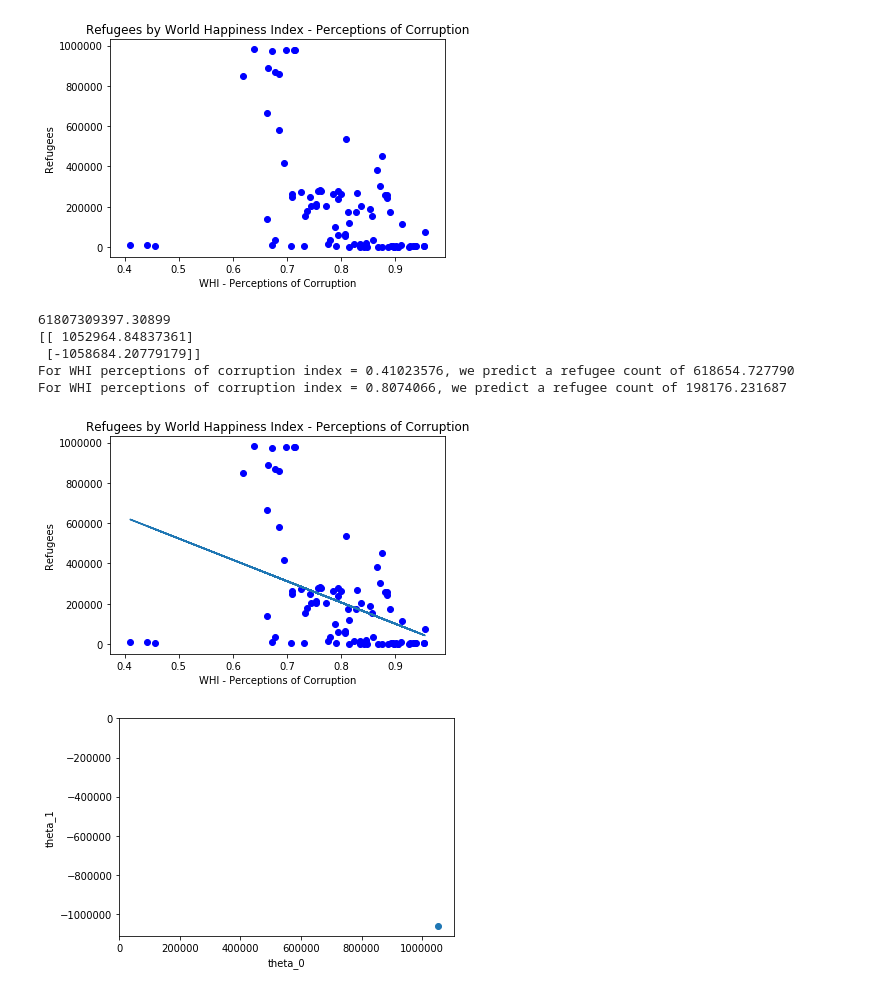
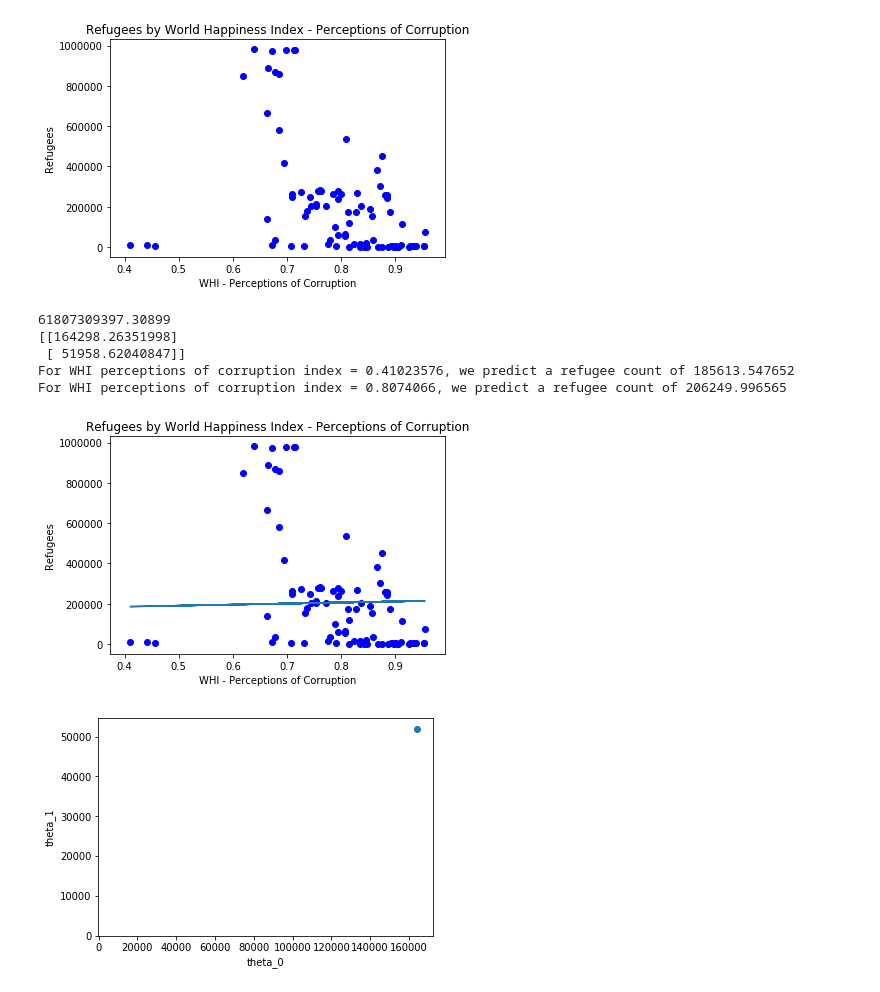
Before and after one commit to esthermead/corruption, a Jupyter notebook: corruption_WHI but not standardized and no contour line showing up.ipynb, the cells around one changed output. Saved outputs shown, nothing was run; the diff lists cells and outputs as text; code cells hidden in the pictures.

```diff
--- a/corruption_WHI but not standardized and no contour line showing up.ipynb
+++ b/corruption_WHI but not standardized and no contour line showing up.ipynb
@@ -29,8 +29,8 @@ it[:, 1] = X
 theta = zeros(shape=(2, 1))
 # %%
 #Some gradient descent settings
-iterations = 150000
-alpha = 1
+iterations = 2000
+alpha = 0.003
 # %%
 #Evaluate the linear regression
 def compute_cost(X, y, theta):
@@ -97,8 +97,8 @@ it[:, 1] = X
 theta = zeros(shape=(2, 1))
 
 #Some gradient descent settings
-iterations = 150000
-alpha = 1
+iterations = 2000
+alpha = 0.003
 
 #compute and display initial cost
 print (compute_cost(it, y, theta))
@@ -117,36 +117,36 @@ result = it.dot(theta).flatten()
 plot(data[:, 0], result)
 show()
 
 
 #Grid over which we will calculate J
 theta0_vals = linspace(-10, 10, 100)
 theta1_vals = linspace(-1, 4, 100)
 
 
 #initialize J_vals to a matrix of 0's
 J_vals = zeros(shape=(theta0_vals.size, theta1_vals.size))
 
 #Fill out J_vals
 for t1, element in enumerate(theta0_vals):
     for t2, element2 in enumerate(theta1_vals):
         thetaT = zeros(shape=(2, 1))
         thetaT[0][0] = element
         thetaT[1][0] = element2
         J_vals[t1, t2] = compute_cost(it, y, thetaT)
 
 #Contour plot
 J_vals = J_vals.T
 #Plot J_vals as 15 contours spaced logarithmically between 0.01 and 100
 contour(theta0_vals, theta1_vals, J_vals, logspace(-2, 3, 20))
 xlabel('theta_0')
 ylabel('theta_1')
 scatter(theta[0][0], theta[1][0])
 show()
 # %% [output]
 61807309397.30899
-[[ 1052964.84837361]
- [-1058684.20779179]]
-For WHI perceptions of corruption index = 0.41023576, we predict a refugee count of 618654.727790
-For WHI perceptions of corruption index = 0.8074066, we predict a refugee count of 198176.231687
+[[164298.26351998]
+ [ 51958.62040847]]
+For WHI perceptions of corruption index = 0.41023576, we predict a refugee count of 185613.547652
+For WHI perceptions of corruption index = 0.8074066, we predict a refugee count of 206249.996565
-[figure, old version]
+[figure, new version]
-[figure, old version]
+[figure, new version]
```
Also changed, not shown: parts of 1 cell of this notebook.
